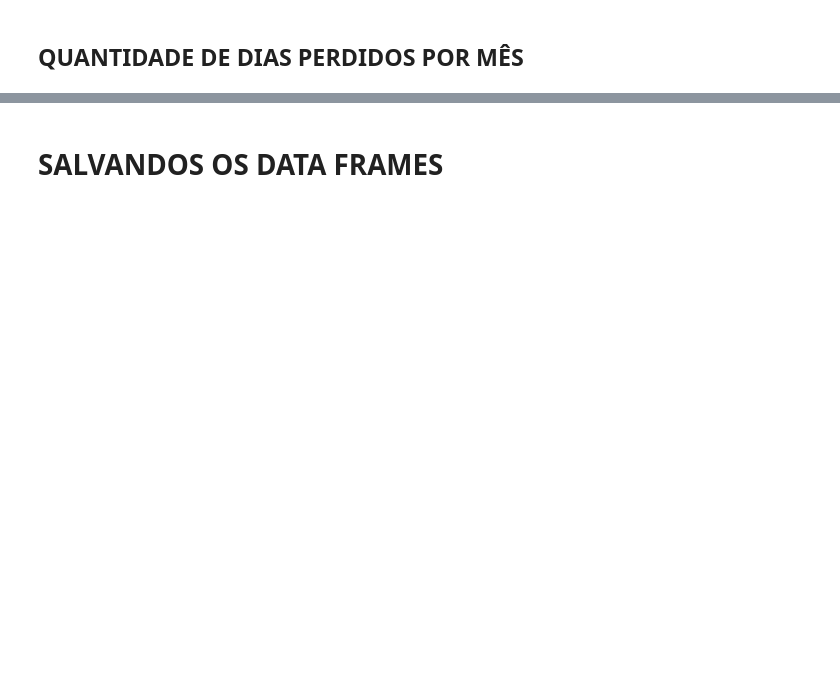
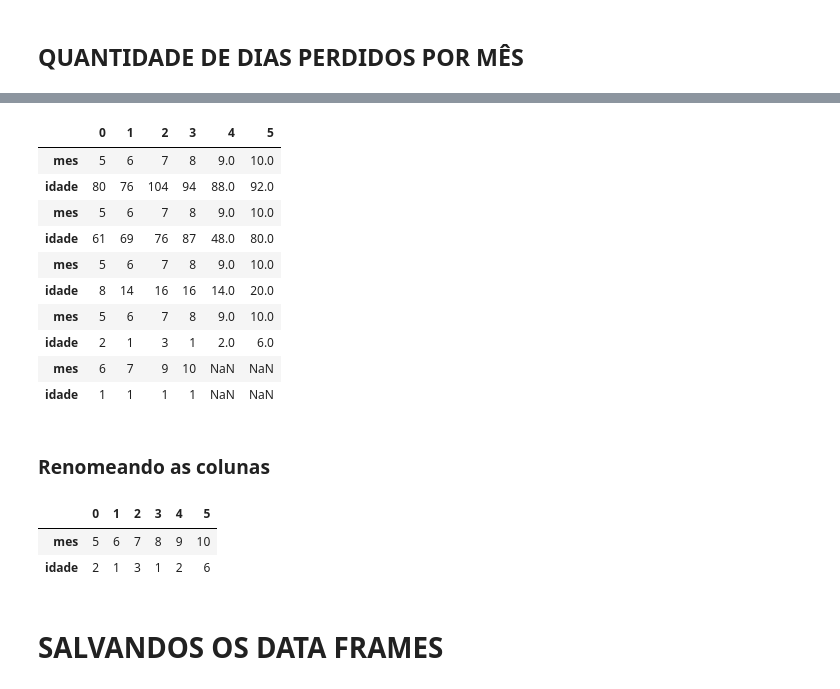
Before and after one commit to pamelaotero/servico_medico, a Jupyter notebook: servico_medico.ipynb, the cells around one changed output, grey strips where cells are left out. Saved outputs shown, nothing was run; the diff lists cells and outputs as text; code cells hidden in the pictures; blank space fills up the shorter version.

```diff
--- a/servico_medico.ipynb
+++ b/servico_medico.ipynb
@@ -335,0 +474,3 @@ df_qtd_dias_perdidos_unidade = df_base_lojas_centro.copy()
+# %%
+df_faixa_etaria['idade'] = df_faixa_etaria['idade'].astype(int)
+df_faixa_etaria['mes'] = df_faixa_etaria['mes'].astype(int)
@@ -335,0 +489,19 @@ df_qtd_dias_perdidos_unidade = df_base_lojas_centro.copy()
+# %%
+for mes in df_faixa_etaria['mes'].unique():
+
+    df_aux = df_faixa_etaria[df_faixa_etaria['mes'] == mes].copy()
+
+    df_16_29 = df_faixa_etaria[(df_faixa_etaria['idade']>=16) & (df_faixa_etaria['idade']<=29)]
+    df_16_29 = df_16_29.groupby(['mes'], as_index = False).agg({'idade': 'count'})
+
+    df_30_39 = df_faixa_etaria[(df_faixa_etaria['idade']>=30) & (df_faixa_etaria['idade']<=39)]
+    df_30_39 = df_30_39.groupby(['mes'], as_index = False).agg({'idade': 'count'})
+
+    df_40_49 = df_faixa_etaria[(df_faixa_etaria['idade']>=40) & (df_faixa_etaria['idade']<=49)]
+    df_40_49 = df_40_49.groupby(['mes'], as_index = False).agg({'idade': 'count'})
+
+    df_50_59 = df_faixa_etaria[(df_faixa_etaria['idade']>=50) & (df_faixa_etaria['idade']<=59)]
+    df_50_59 = df_50_59.groupby(['mes'], as_index = False).agg({'idade': 'count'})
+
+    df_acima_60 = df_faixa_etaria[(df_faixa_etaria['idade']>=60)]
+    df_acima_60 = df_acima_60.groupby(['mes'], as_index = False).agg({'idade': 'count'})
@@ -335,0 +514,24 @@ df_qtd_dias_perdidos_unidade = df_base_lojas_centro.copy()
+# %%
+df_16_29 = df_16_29.T
+df_30_39 = df_30_39.T
+df_40_49 = df_40_49.T
+df_50_59 = df_50_59.T
+df_acima_60 = df_acima_60.T
+# %%
+df_aa = pd.concat([df_16_29,df_30_39,df_40_49,df_50_59,df_acima_60])
+# %%
+df_aa
+# %% [output]
+|  | 0 | 1 | 2 | 3 | 4 | 5 |
+| mes | 5 | 6 | 7 | 8 | 9.0 | 10.0 |
+| idade | 80 | 76 | 104 | 94 | 88.0 | 92.0 |
+| mes | 5 | 6 | 7 | 8 | 9.0 | 10.0 |
+| idade | 61 | 69 | 76 | 87 | 48.0 | 80.0 |
+| mes | 5 | 6 | 7 | 8 | 9.0 | 10.0 |
+| idade | 8 | 14 | 16 | 16 | 14.0 | 20.0 |
+| mes | 5 | 6 | 7 | 8 | 9.0 | 10.0 |
+| idade | 2 | 1 | 3 | 1 | 2.0 | 6.0 |
+| mes | 6 | 7 | 9 | 10 | NaN | NaN |
+| idade | 1 | 1 | 1 | 1 | NaN | NaN |
+# %% [markdown]
+### Renomeando as colunas
@@ -335,0 +544,6 @@ df_qtd_dias_perdidos_unidade = df_base_lojas_centro.copy()
+# %%
+df_50_59
+# %% [output]
+|  | 0 | 1 | 2 | 3 | 4 | 5 |
+| mes | 5 | 6 | 7 | 8 | 9 | 10 |
+| idade | 2 | 1 | 3 | 1 | 2 | 6 |
```
Also changed, not shown: parts of 74 cells of this notebook.
